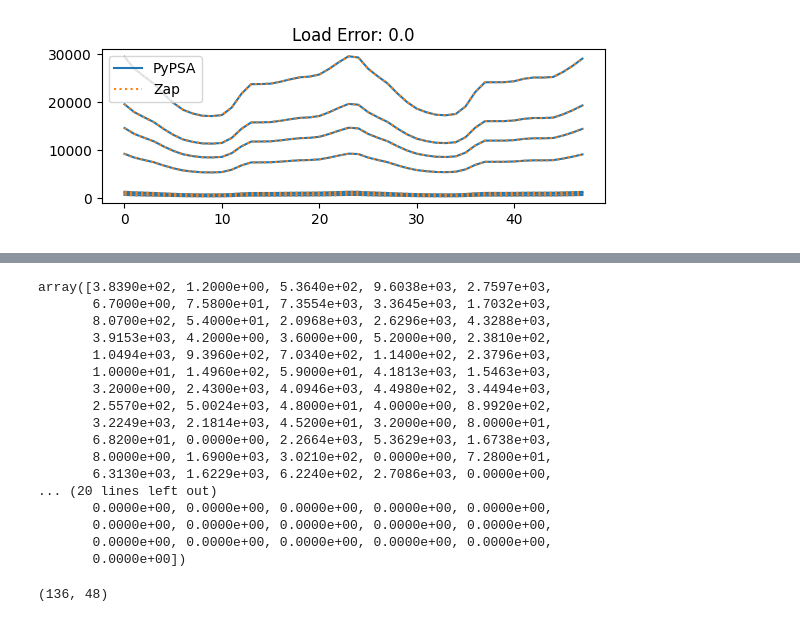
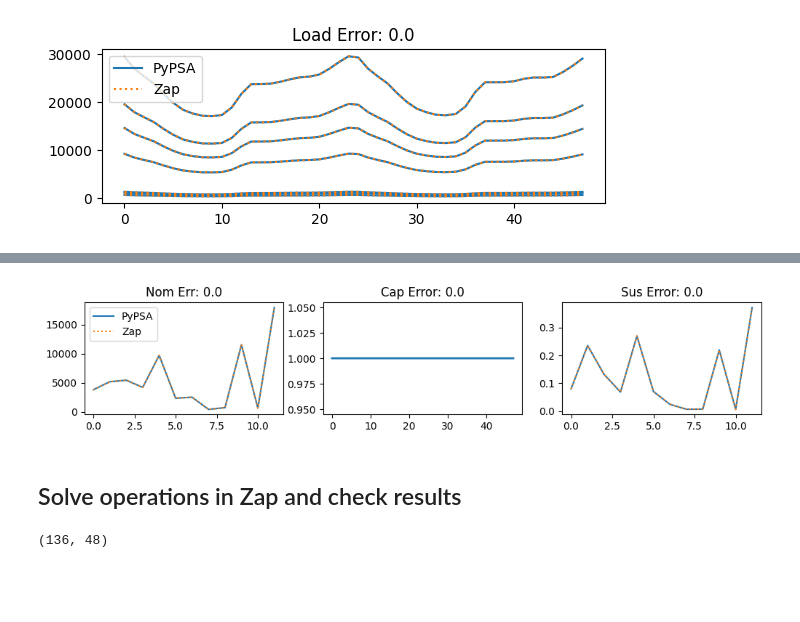
Before and after one commit to degleris1/zap, a Jupyter notebook: docs/source/pypsa_example.ipynb, the cells around one changed output, grey strips where cells are left out. Drawn from its saved outputs; the diff is of its cells as text; code cells hidden in the pictures; blank space fills up the shorter version.

```diff
--- a/docs/source/pypsa_example.ipynb
+++ b/docs/source/pypsa_example.ipynb
@@ -100,20 +77,34 @@ print(zap_nominal_capacities.shape)
-# %%
-pn.generators.p_nom.values
-# %% [output]
-array([3.8390e+02, 1.2000e+00, 5.3640e+02, 9.6038e+03, 2.7597e+03,
-       6.7000e+00, 7.5800e+01, 7.3554e+03, 3.3645e+03, 1.7032e+03,
-       8.0700e+02, 5.4000e+01, 2.0968e+03, 2.6296e+03, 4.3288e+03,
-       3.9153e+03, 4.2000e+00, 3.6000e+00, 5.2000e+00, 2.3810e+02,
-       1.0494e+03, 9.3960e+02, 7.0340e+02, 1.1400e+02, 2.3796e+03,
-       1.0000e+01, 1.4960e+02, 5.9000e+01, 4.1813e+03, 1.5463e+03,
-       3.2000e+00, 2.4300e+03, 4.0946e+03, 4.4980e+02, 3.4494e+03,
-       2.5570e+02, 5.0024e+03, 4.8000e+01, 4.0000e+00, 8.9920e+02,
-       3.2249e+03, 2.1814e+03, 4.5200e+01, 3.2000e+00, 8.0000e+01,
-       6.8200e+01, 0.0000e+00, 2.2664e+03, 5.3629e+03, 1.6738e+03,
-       8.0000e+00, 1.6900e+03, 3.0210e+02, 0.0000e+00, 7.2800e+01,
-       6.3130e+03, 1.6229e+03, 6.2240e+02, 2.7086e+03, 0.0000e+00,
-... (20 lines left out)
-       0.0000e+00, 0.0000e+00, 0.0000e+00, 0.0000e+00, 0.0000e+00,
-       0.0000e+00, 0.0000e+00, 0.0000e+00, 0.0000e+00, 0.0000e+00,
-       0.0000e+00, 0.0000e+00, 0.0000e+00, 0.0000e+00, 0.0000e+00,
-       0.0000e+00])
+# %%
+# Plot AC line parameters
+ac_device = [d for d in devices if isinstance(d, zap.ACLine)][0]
+num_links = ac_device.num_devices
+
+pypsa_nom_cap = pn.lines.s_nom.values
+pypsa_cap_fac = pn.get_switchable_as_dense("Line", "s_max_pu").values
+pypsa_sus = 1 / pn.lines.x.values
+
+zap_nom_cap = ac_device.nominal_capacity.reshape(-1)
+zap_cap_fac = ac_device.capacity.T
+zap_sus = ac_device.susceptance.reshape(-1) * zap_nom_cap / 1e3
+
+fig, axes = plt.subplots(1, 3, figsize=(12, 2))
+
+ax = axes[0]
+ax.set_title(f"Nom Err: {np.sum(np.abs(pypsa_nom_cap - zap_nom_cap))}")
+ax.plot(pypsa_nom_cap, label="PyPSA")
+ax.plot(zap_nom_cap, ls=":", label="Zap")
+ax.legend()
+
+ax = axes[1]
+ax.set_title(f"Cap Error: {np.sum(np.abs(pypsa_cap_fac - zap_cap_fac))}")
+ax.plot(pypsa_cap_fac, c="C0")
+ax.plot(zap_cap_fac, ls=":", c="C1")
+
+ax = axes[2]
+ax.set_title(f"Sus Error: {np.round(np.sum(np.abs(pypsa_sus - zap_sus)), decimals=8)}")
+ax.plot(pypsa_sus)
+ax.plot(zap_sus, ls=":")
+
+plt.show()
+# %% [output]
+[figure, added]
@@ -120,3 +136,5 @@ array([3.8390e+02, 1.2000e+00, 5.3640e+02, 9.6038e+03, 2.7597e+03,
+# %% [markdown]
+## Solve operations in Zap and check results
 # %%
 results = net.dispatch(devices=devices, time_horizon=48, solver=cp.CLARABEL)
 # %%
```
Also changed, not shown: parts of 7 cells of this notebook.
